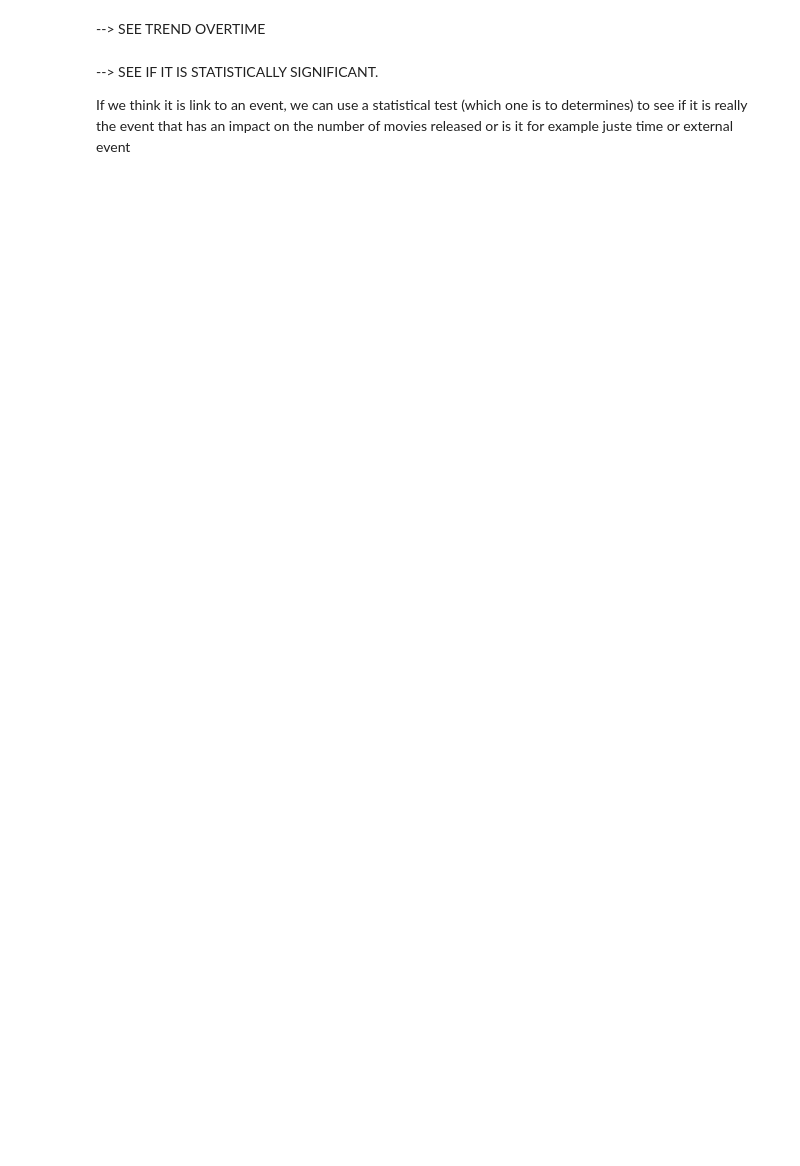
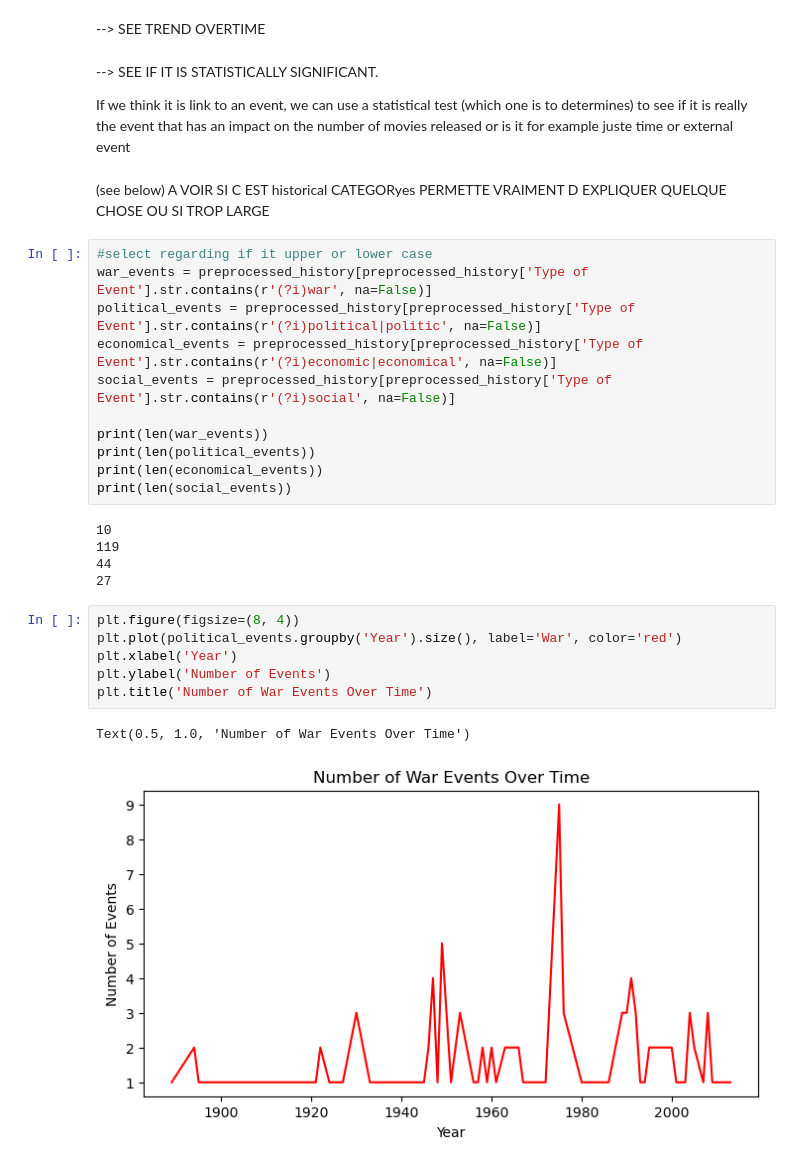
Before and after one commit to epfl-ada/ada-2024-project-nostringsadached, a Jupyter notebook: new_results2.ipynb, the cells around one changed output. Saved outputs shown, nothing was run; the diff lists cells and outputs as text; blank space fills up the shorter version.

```diff
--- a/new_results2.ipynb
+++ b/new_results2.ipynb
@@ -566,3 +587,30 @@ Name: count, dtype: int64
 --> SEE IF IT IS STATISTICALLY SIGNIFICANT.
 
 If we think it is link to an event, we can use a statistical test (which one is to determines) to see if it is really the event that has an impact on the number of movies released or is it for example juste time or external event
+# %% [markdown]
+(see below) A VOIR SI C EST historical CATEGORyes PERMETTE VRAIMENT D EXPLIQUER QUELQUE CHOSE OU SI TROP LARGE
+# %%
+#select regarding if it upper or lower case
+war_events = preprocessed_history[preprocessed_history['Type of Event'].str.contains(r'(?i)war', na=False)]
+political_events = preprocessed_history[preprocessed_history['Type of Event'].str.contains(r'(?i)political|politic', na=False)]
+economical_events = preprocessed_history[preprocessed_history['Type of Event'].str.contains(r'(?i)economic|economical', na=False)]
+social_events = preprocessed_history[preprocessed_history['Type of Event'].str.contains(r'(?i)social', na=False)]
+
+print(len(war_events))
+print(len(political_events))
+print(len(economical_events))
+print(len(social_events))
+# %% [output]
+10
+119
+44
+27
+# %%
+plt.figure(figsize=(8, 4))
+plt.plot(political_events.groupby('Year').size(), label='War', color='red')
+plt.xlabel('Year')
+plt.ylabel('Number of Events')
+plt.title('Number of War Events Over Time')
+# %% [output]
+Text(0.5, 1.0, 'Number of War Events Over Time')
+[figure, added]
```
Also changed, not shown: parts of 7 cells of this notebook.
